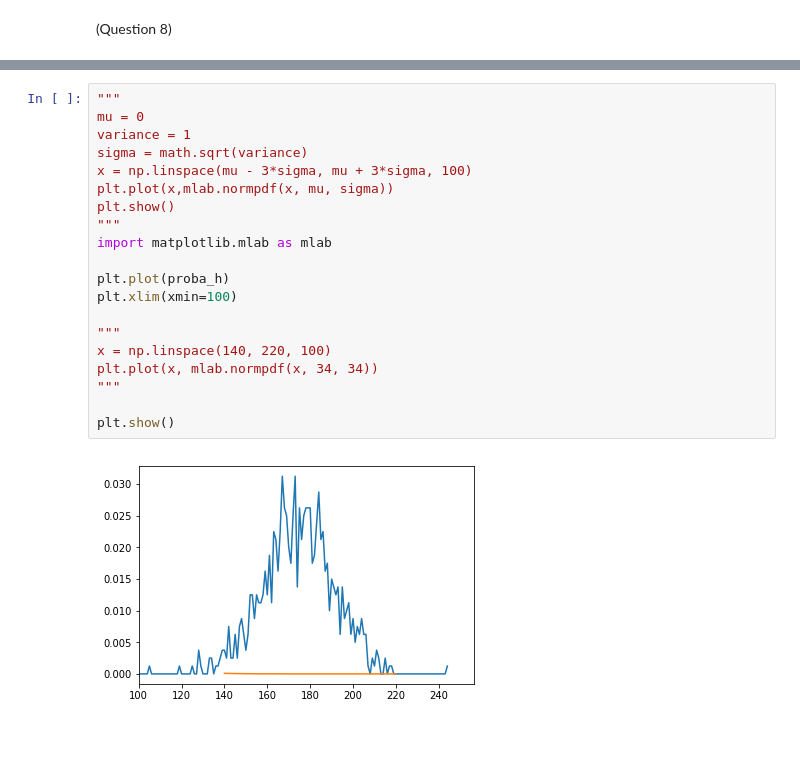
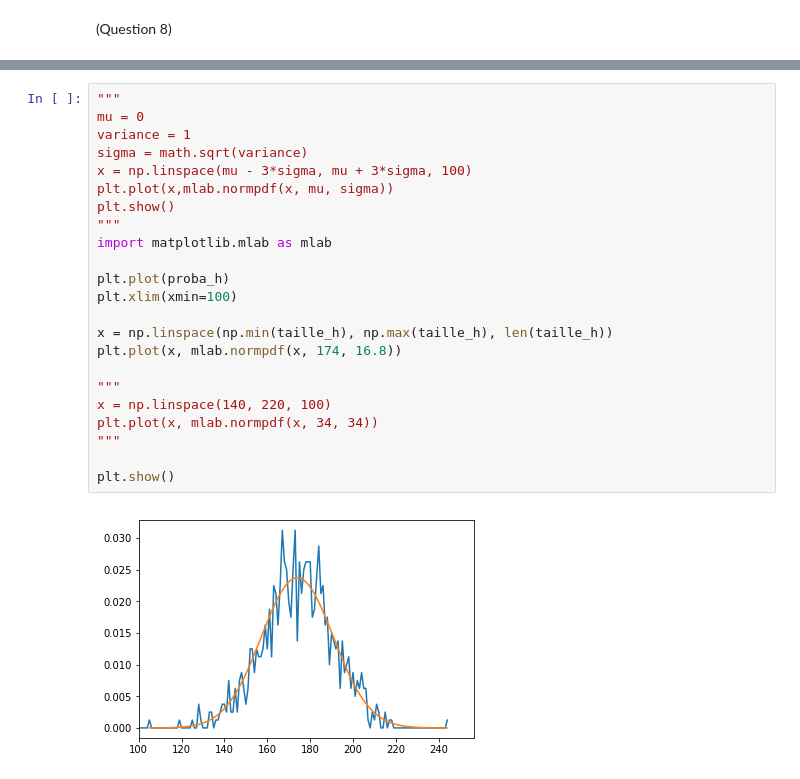
Before and after one commit to Kayoku/A2DI, a Jupyter notebook: TP2/tp2-exo1.ipynb, the cells around one changed output, grey strips where cells are left out. Saved outputs shown, nothing was run; the diff lists cells and outputs as text; blank space fills up the shorter version.

```diff
--- a/TP2/tp2-exo1.ipynb
+++ b/TP2/tp2-exo1.ipynb
@@ -291,22 +287,25 @@ plt.show()
 # %%
 """
 mu = 0
 variance = 1
 sigma = math.sqrt(variance)
 x = np.linspace(mu - 3*sigma, mu + 3*sigma, 100)
 plt.plot(x,mlab.normpdf(x, mu, sigma))
 plt.show()
 """
 import matplotlib.mlab as mlab
 
 plt.plot(proba_h)
 plt.xlim(xmin=100)
 
+x = np.linspace(np.min(taille_h), np.max(taille_h), len(taille_h))
+plt.plot(x, mlab.normpdf(x, 174, 16.8))
+
 """
 x = np.linspace(140, 220, 100)
 plt.plot(x, mlab.normpdf(x, 34, 34))
 """
 
 plt.show()
 # %% [output]
-[figure, old version]
+[figure, new version]
```
Also changed, not shown: parts of 2 cells of this notebook.
